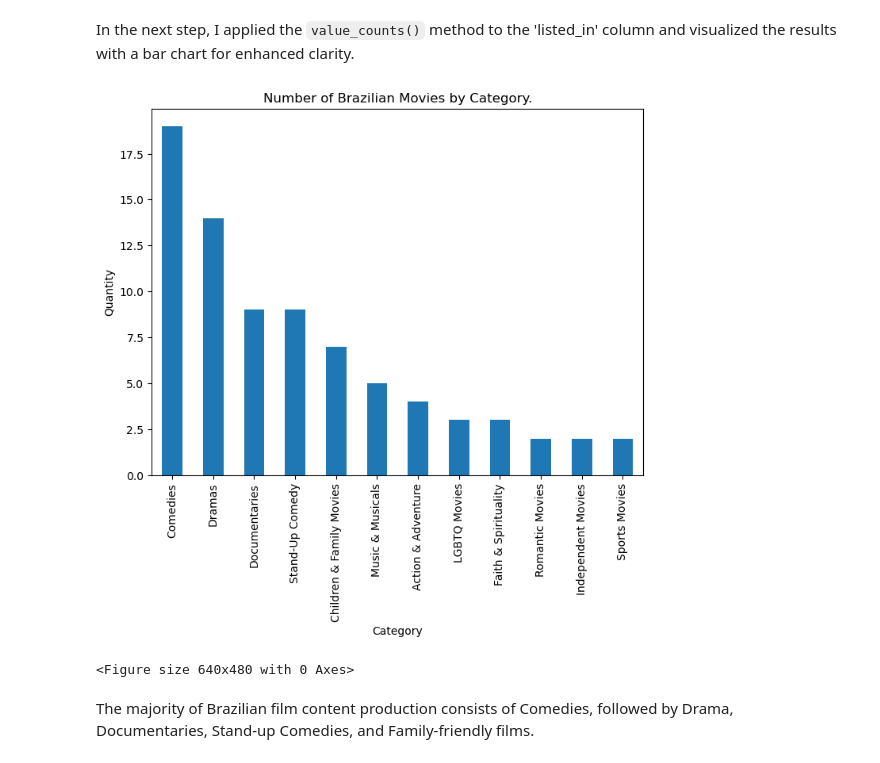
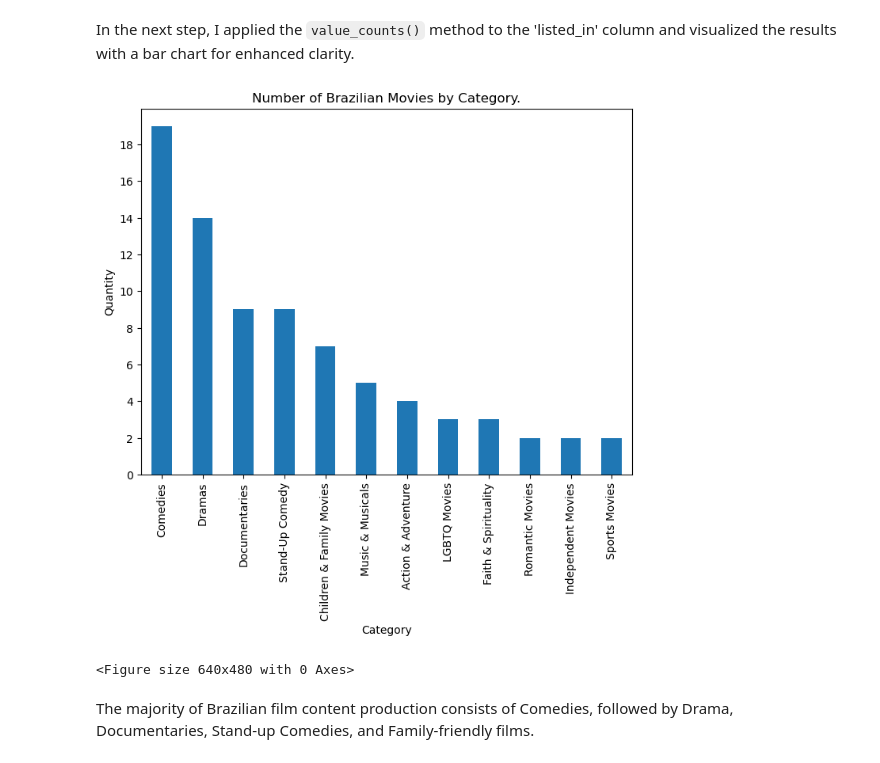
Before and after one commit to fernandococco/brazil_netflix, a Jupyter notebook: brazil_content.ipynb, the cells around one changed output. Saved outputs shown, nothing was run; the diff lists cells and outputs as text; code cells hidden in the pictures.

Commit message:
yticks number of brazilian movies by category

```diff
--- a/brazil_content.ipynb
+++ b/brazil_content.ipynb
@@ -271,16 +271,18 @@ In the next step, I applied the `value_counts()` method to the 'listed_in' colum
 # %%
 movies_count = brazil_movies['listed_in'].value_counts()
 
 plt.figure(figsize=(8, 6))
 movies_count.plot(kind='bar')
 plt.title('Number of Brazilian Movies by Category.')
 plt.xlabel('Category')
 plt.ylabel('Quantity')
+plt.yticks(range(0,20,2))
+
 
 plt.show()
 plt.clf()
 # %% [output]
-[figure, old version]
+[figure, new version]
 <Figure size 640x480 with 0 Axes>
 # %% [markdown]
 
```
